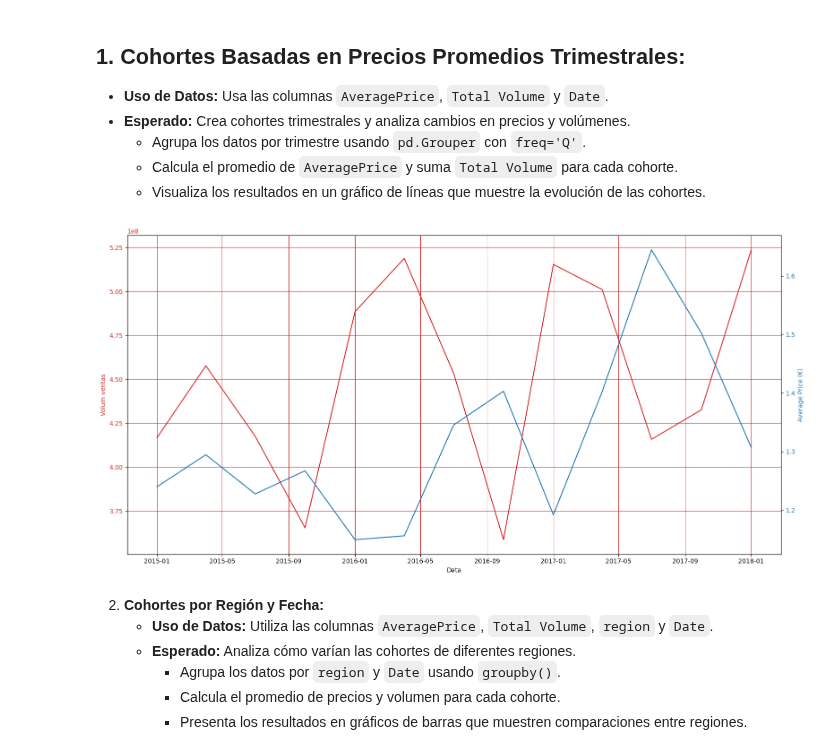
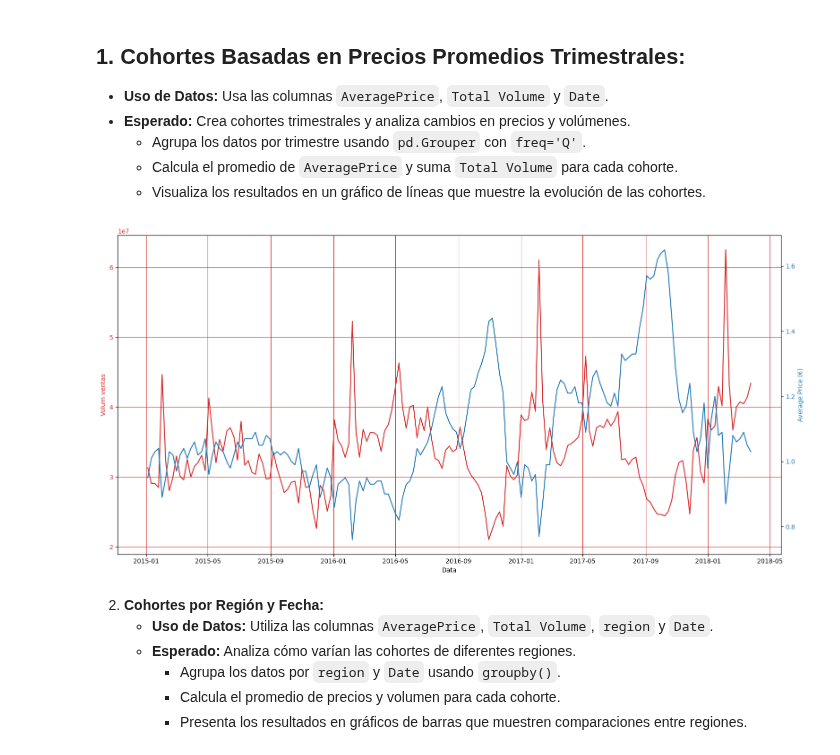
Before and after one commit to cpujol-dev/MiniProjectAavocado, a Jupyter notebook: 4.proyecto_team_apartados.ipynb, the cells around one changed output. Cells and saved outputs as stored; diff of their text form; code cells hidden in the pictures.

```diff
--- a/4.proyecto_team_apartados.ipynb
+++ b/4.proyecto_team_apartados.ipynb
@@ -90,37 +90,39 @@ df_cp_cleaned['region_class']= df_cp_cleaned['region'].map(region_classification
 # %%
 #Output representation
 df_USA = df_cp_cleaned[df_cp_cleaned['region']=='TotalUS'].copy()
+df_USA = df_USA[df_USA['type']=='conventional']#.copy()
 df_media = df_USA.groupby([pd.Grouper(key='Date', freq='QS')]).agg({'AveragePrice':'mean', 'Total Volume':'sum'}).reset_index()
+df_media = df_USA.groupby(['Date']).agg({'AveragePrice':'mean', 'Total Volume':'sum'}).reset_index()
 
 df_media['Date offset'] = df_media['Date'] - pd.DateOffset(months=5)
 
 
 # display(df_temp)
 #%%
 fig, ax1 = plt.subplots(figsize=(16,8))
 #plt.title('Estudio economico')
 color = 'tab:red'
 ax1.set_xlabel('Data')
 ax1.set_ylabel('Volum ventas', color=color)
 ax1.plot(df_media['Date'], df_media['Total Volume'], color=color)
 ax1.tick_params(axis='y', labelcolor=color)
 ax1.grid(color=color)
 
 ax2 = ax1.twinx()  # instantiate a second axes that shares the same x-axis
 
 color = 'tab:blue'
 ax2.set_ylabel('Average Price (€)', color=color)  # we already handled the x-label with ax1
 ax2.plot(df_media['Date'], df_media['AveragePrice'], color=color)
 ax2.tick_params(axis='y', labelcolor=color)
 # plt.ylim(0, 5)
 
 #ax2.grid(color=color)
 fig.tight_layout()  # otherwise the right y-label is slightly clipped
 
 plt.xticks(rotation = 90)
 plt.show()
 # %% [output]
-[figure, old version]
+[figure, new version]
 # %% [markdown]
 2. **Cohortes por Región y Fecha:**
    - **Uso de Datos:** Utiliza las columnas `AveragePrice`, `Total Volume`, `region` y `Date`.
```
Also changed, not shown: parts of 2 cells of this notebook, 1 other file.
